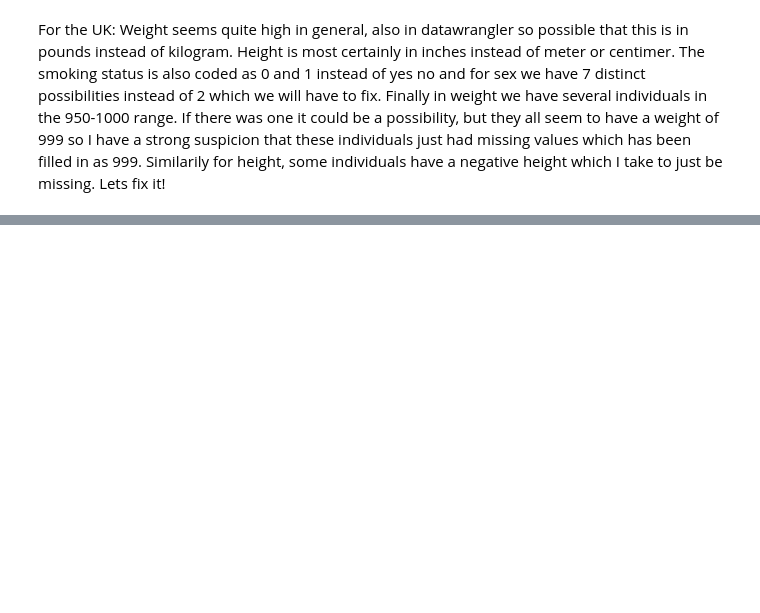
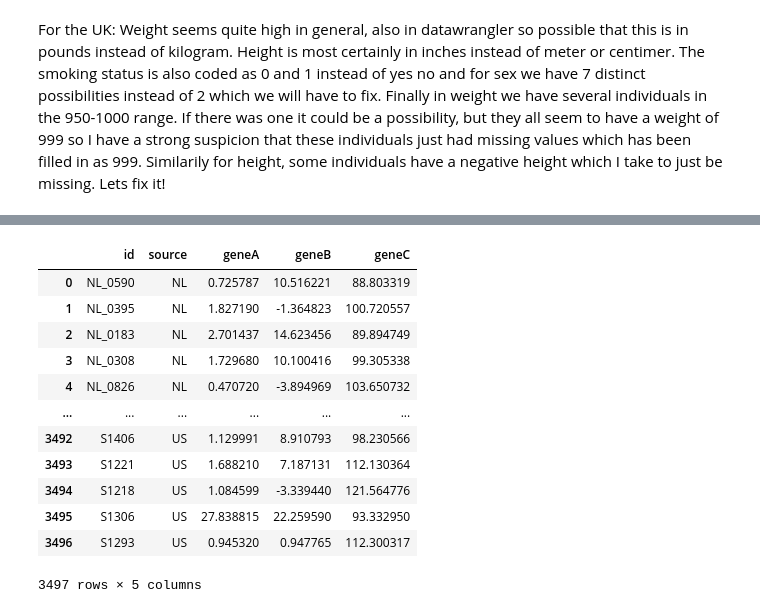
Before and after one commit to AladinAmeziane/EfDS_assignments, a Jupyter notebook: Assignment_C/out/Assignment_C_Report.ipynb, the cells around one changed output, grey strips where cells are left out. Cells and saved outputs as stored; diff of their text form; code cells hidden in the pictures; blank space fills up the shorter version.

```diff
--- a/Assignment_C/out/Assignment_C_Report.ipynb
+++ b/Assignment_C/out/Assignment_C_Report.ipynb
@@ -17,3 +17,4 @@ dfNL = pd.read_csv("../data/NL.csv")
 dfPL = pd.read_csv("../data/PL.csv")
 dfUK = pd.read_csv("../data/UK.csv")
 dfUS = pd.read_csv("../data/US.csv")
+dfgenes = pd.read_csv("../data/genes.csv")
@@ -188,0 +209,16 @@ dtype: object
+# %%
+dfgenes
+# %% [output]
+|  | id | source | geneA | geneB | geneC |
+| 0 | NL_0590 | NL | 0.725787 | 10.516221 | 88.803319 |
+| 1 | NL_0395 | NL | 1.827190 | -1.364823 | 100.720557 |
+| 2 | NL_0183 | NL | 2.701437 | 14.623456 | 89.894749 |
+| 3 | NL_0308 | NL | 1.729680 | 10.100416 | 99.305338 |
+| 4 | NL_0826 | NL | 0.470720 | -3.894969 | 103.650732 |
+| ... | ... | ... | ... | ... | ... |
+| 3492 | S1406 | US | 1.129991 | 8.910793 | 98.230566 |
+| 3493 | S1221 | US | 1.688210 | 7.187131 | 112.130364 |
+| 3494 | S1218 | US | 1.084599 | -3.339440 | 121.564776 |
+| 3495 | S1306 | US | 27.838815 | 22.259590 | 93.332950 |
+| 3496 | S1293 | US | 0.945320 | 0.947765 | 112.300317 |
+3497 rows × 5 columns
```
Also changed, not shown: parts of 25 cells of this notebook.
